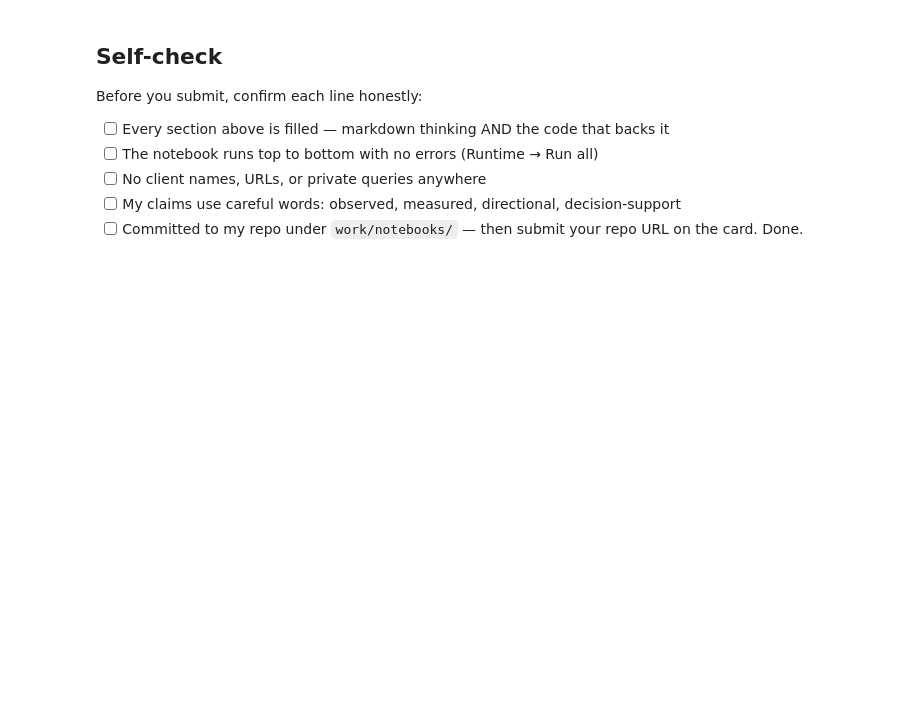
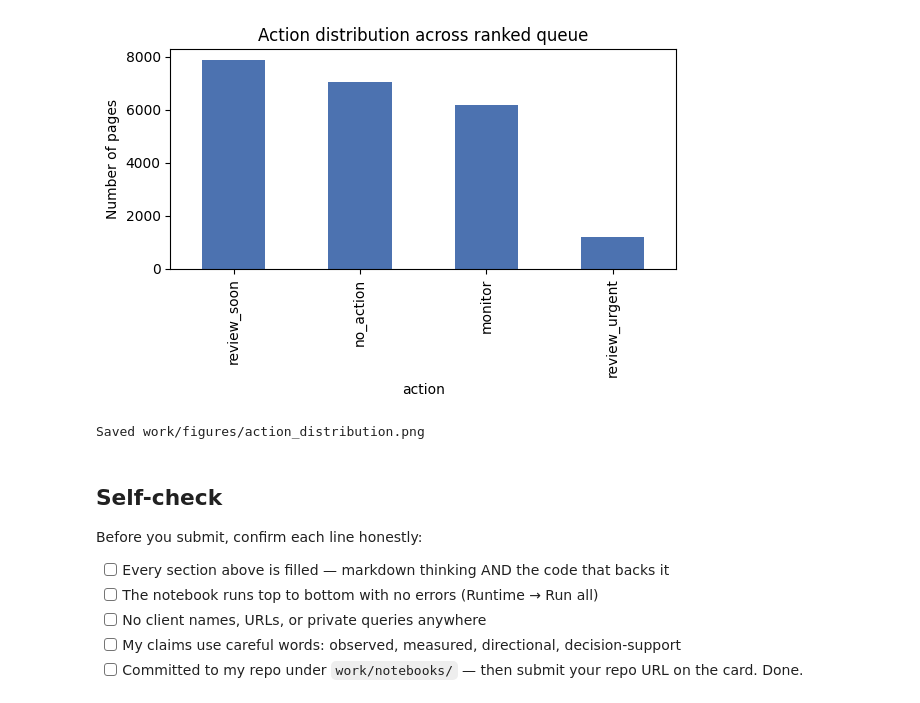
Before and after one commit to muhammadhany222/flyrank-ml-assignment1, a Jupyter notebook: work/notebooks/w07_action_playbook.ipynb, the cells around one changed output. Drawn from its saved outputs; the diff is of its cells as text; code cells hidden in the pictures; blank space fills up the shorter version.

```diff
--- a/work/notebooks/w07_action_playbook.ipynb
+++ b/work/notebooks/w07_action_playbook.ipynb
@@ -44,3 +224,17 @@ This skeleton is yours to fill. Work the sections **in order** — each one has
+# %%
+import matplotlib.pyplot as plt
+
+fig, ax = plt.subplots(figsize=(6, 4))
+queue["action"].value_counts().plot(kind="bar", ax=ax, color="#4C72B0")
+ax.set_title("Action distribution across ranked queue")
+ax.set_ylabel("Number of pages")
+plt.tight_layout()
+plt.savefig("work/figures/action_distribution.png", dpi=150)
+plt.show()
+print("Saved work/figures/action_distribution.png")
+# %% [output]
+[figure, added]
+Saved work/figures/action_distribution.png
 # %% [markdown]
 ## Self-check
 
```
Also changed, not shown: parts of 14 cells of this notebook.
